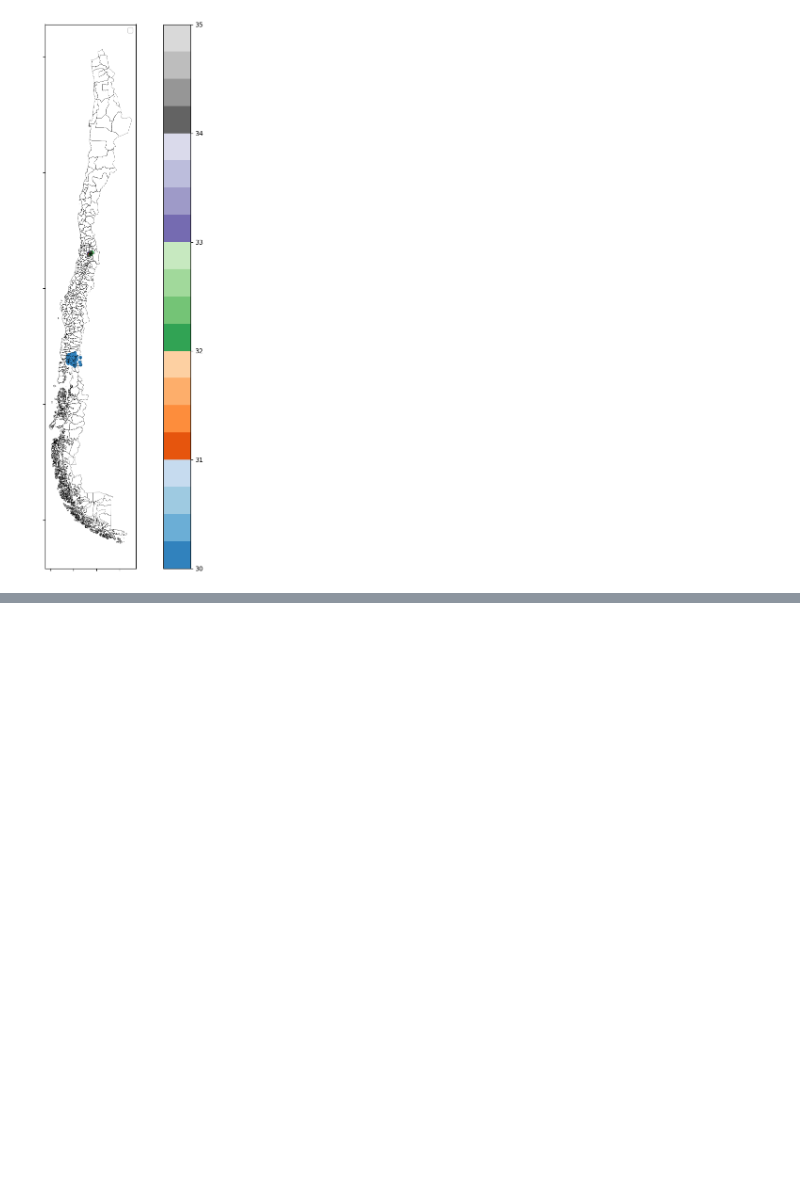
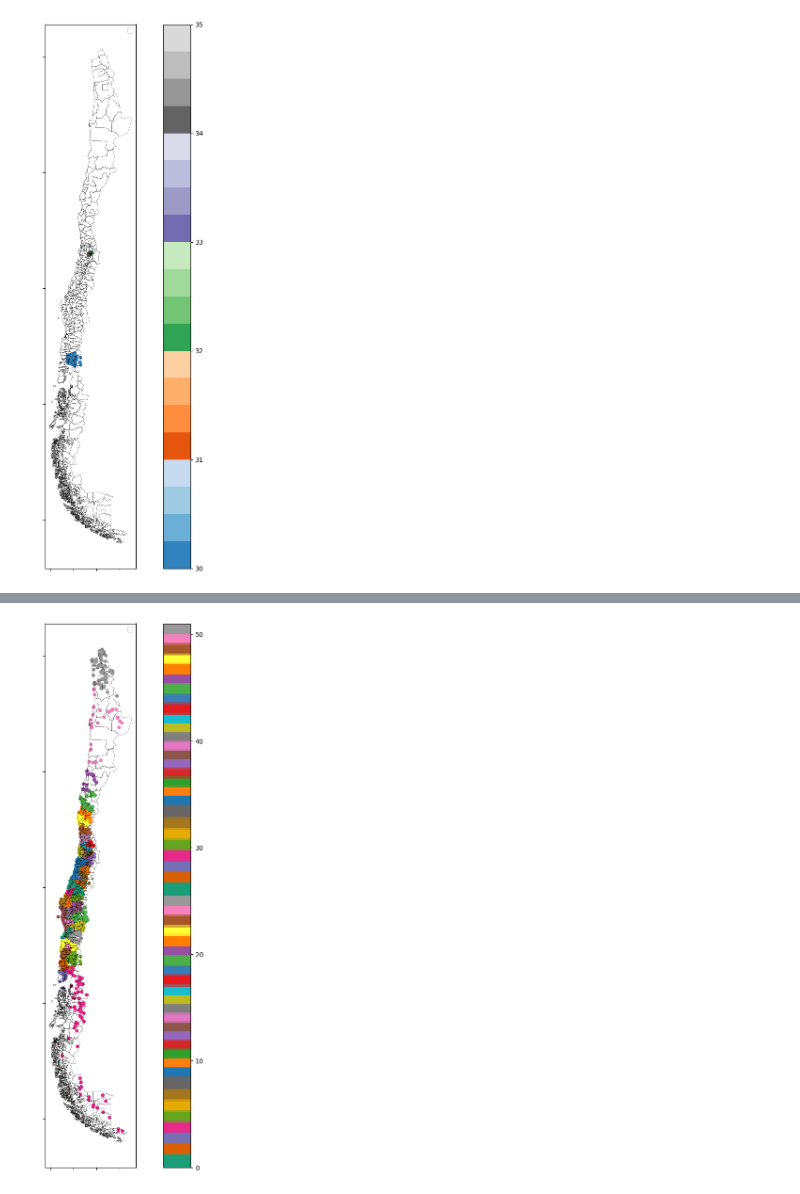
Before and after one commit to rbenatuilv/Junaeb-IMT-Capstone, a Jupyter notebook: Solution1/plot_geo.ipynb, the cells around one changed output, grey strips where cells are left out. Saved outputs shown, nothing was run; the diff lists cells and outputs as text; code cells hidden in the pictures; blank space fills up the shorter version.

```diff
--- a/Solution1/plot_geo.ipynb
+++ b/Solution1/plot_geo.ipynb
@@ -90,0 +112,22 @@ ax.legend([]);
+# %%
+import matplotlib.colors as mcolors
+
+colors1 = plt.cm.Dark2(np.linspace(0,1))
+colors2 = plt.cm.tab10(np.linspace(0,1))
+colors3 = plt.cm.Set1(np.linspace(0,1))
+
+
+
+colors = np.vstack((colors1, colors2, colors3, colors1, colors2, colors3))
+mymap = mcolors.LinearSegmentedColormap.from_list('my_colormap', colors)
+# %%
+fig,ax=plt.subplots(1,1,figsize=(15,15))
+colegios_gpd.plot(ax=ax, column='UT', cmap=mymap, legend=True, markersize=20)
+
+
+comunas_proyected.boundary.plot(ax=ax,color='k',lw=0.2)
+ax.set_yticklabels([])
+ax.set_xticklabels([])
+ax.legend([]);
+# %% [output]
+[figure, added]
```
Also changed, not shown: parts of 4 cells of this notebook, 4 other files.
